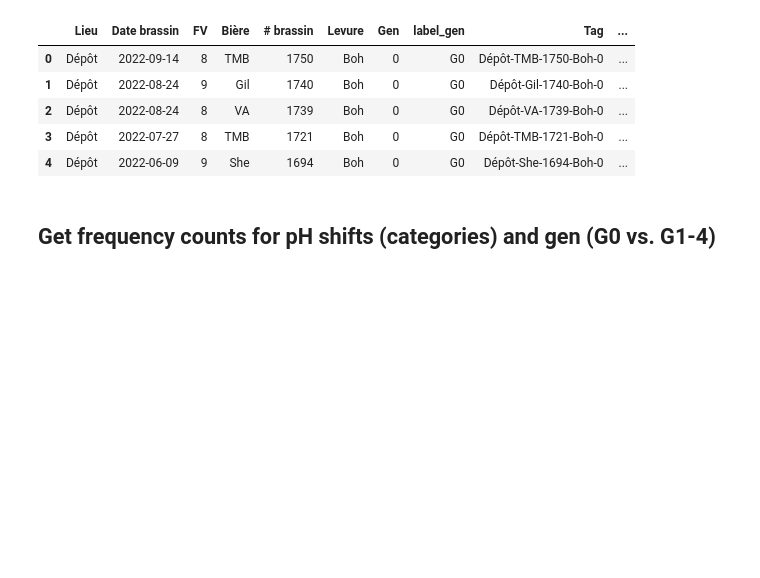
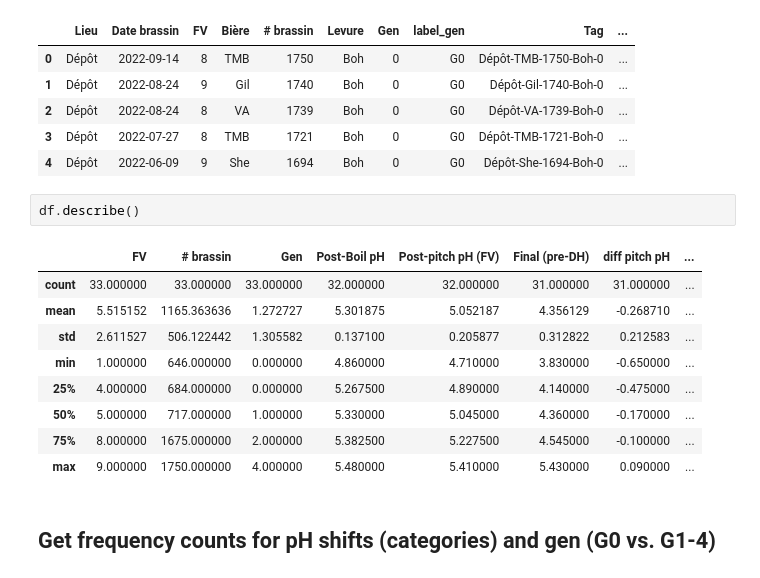
Before and after one commit to simlal/lager_ph_var, a Jupyter notebook: lager-ph-variation.ipynb, the cells around one changed output. Saved outputs shown, nothing was run; the diff lists cells and outputs as text; blank space fills up the shorter version.

```diff
--- a/lager-ph-variation.ipynb
+++ b/lager-ph-variation.ipynb
@@ -142,6 +144,18 @@ df.head()
 | 2 | Dépôt | 2022-08-24 | 8 | VA | 1739 | Boh | 0 | G0 | Dépôt-VA-1739-Boh-0 | ... |
 | 3 | Dépôt | 2022-07-27 | 8 | TMB | 1721 | Boh | 0 | G0 | Dépôt-TMB-1721-Boh-0 | ... |
 | 4 | Dépôt | 2022-06-09 | 9 | She | 1694 | Boh | 0 | G0 | Dépôt-She-1694-Boh-0 | ... |
+# %%
+df.describe()
+# %% [output]
+|  | FV | # brassin | Gen | Post-Boil pH | Post-pitch pH (FV) | Final (pre-DH) | diff pitch pH | ... |
+| count | 33.000000 | 33.000000 | 33.000000 | 32.000000 | 32.000000 | 31.000000 | 31.000000 | ... |
+| mean | 5.515152 | 1165.363636 | 1.272727 | 5.301875 | 5.052187 | 4.356129 | -0.268710 | ... |
+| std | 2.611527 | 506.122442 | 1.305582 | 0.137100 | 0.205877 | 0.312822 | 0.212583 | ... |
+| min | 1.000000 | 646.000000 | 0.000000 | 4.860000 | 4.710000 | 3.830000 | -0.650000 | ... |
+| 25% | 4.000000 | 684.000000 | 0.000000 | 5.267500 | 4.890000 | 4.140000 | -0.475000 | ... |
+| 50% | 5.000000 | 717.000000 | 1.000000 | 5.330000 | 5.045000 | 4.360000 | -0.170000 | ... |
+| 75% | 8.000000 | 1675.000000 | 2.000000 | 5.382500 | 5.227500 | 4.545000 | -0.100000 | ... |
+| max | 9.000000 | 1750.000000 | 4.000000 | 5.480000 | 5.410000 | 5.430000 | 0.090000 | ... |
 # %% [markdown]
 ## Get frequency counts for pH shifts (categories) and gen (G0 vs. G1-4)
 # %%
```
Also changed, not shown: parts of 13 cells of this notebook.
